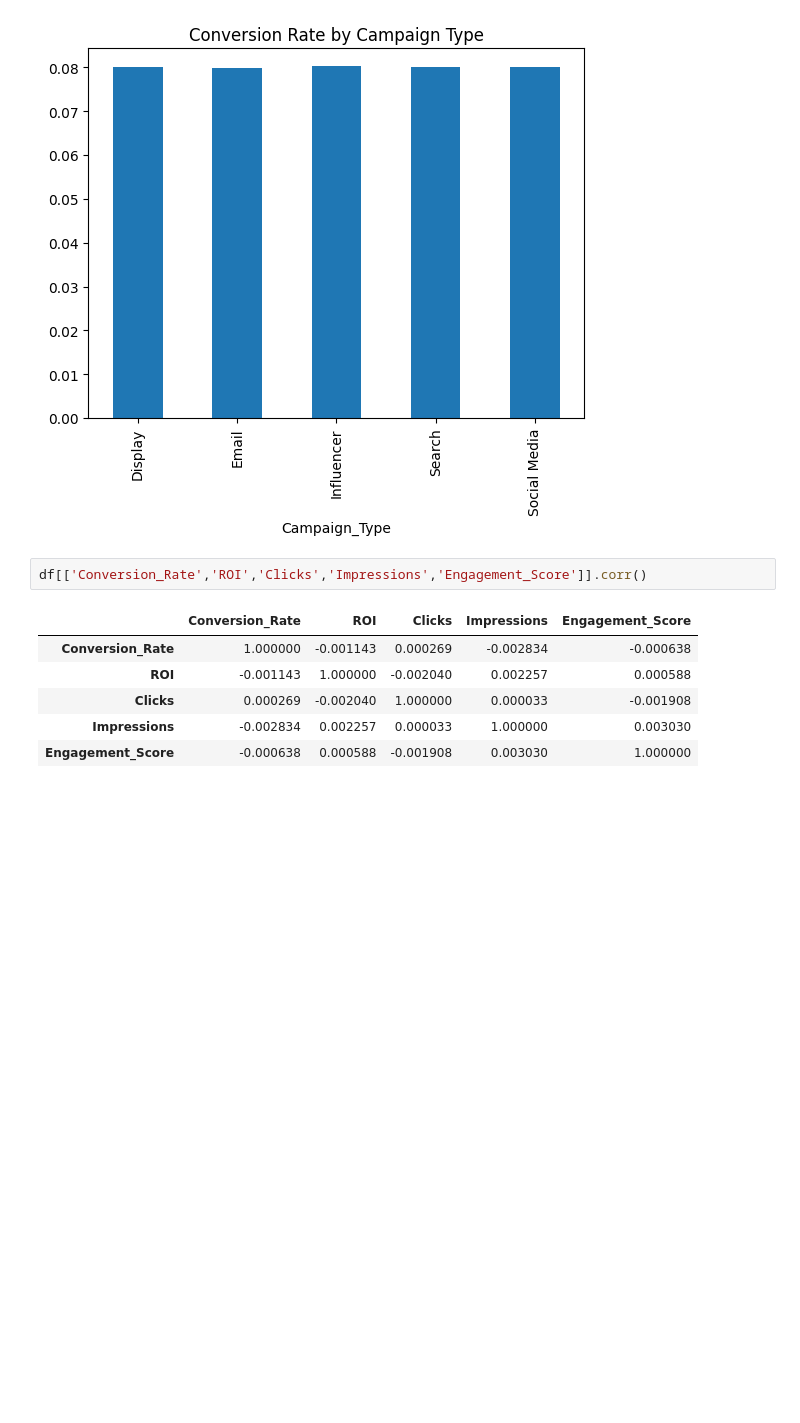
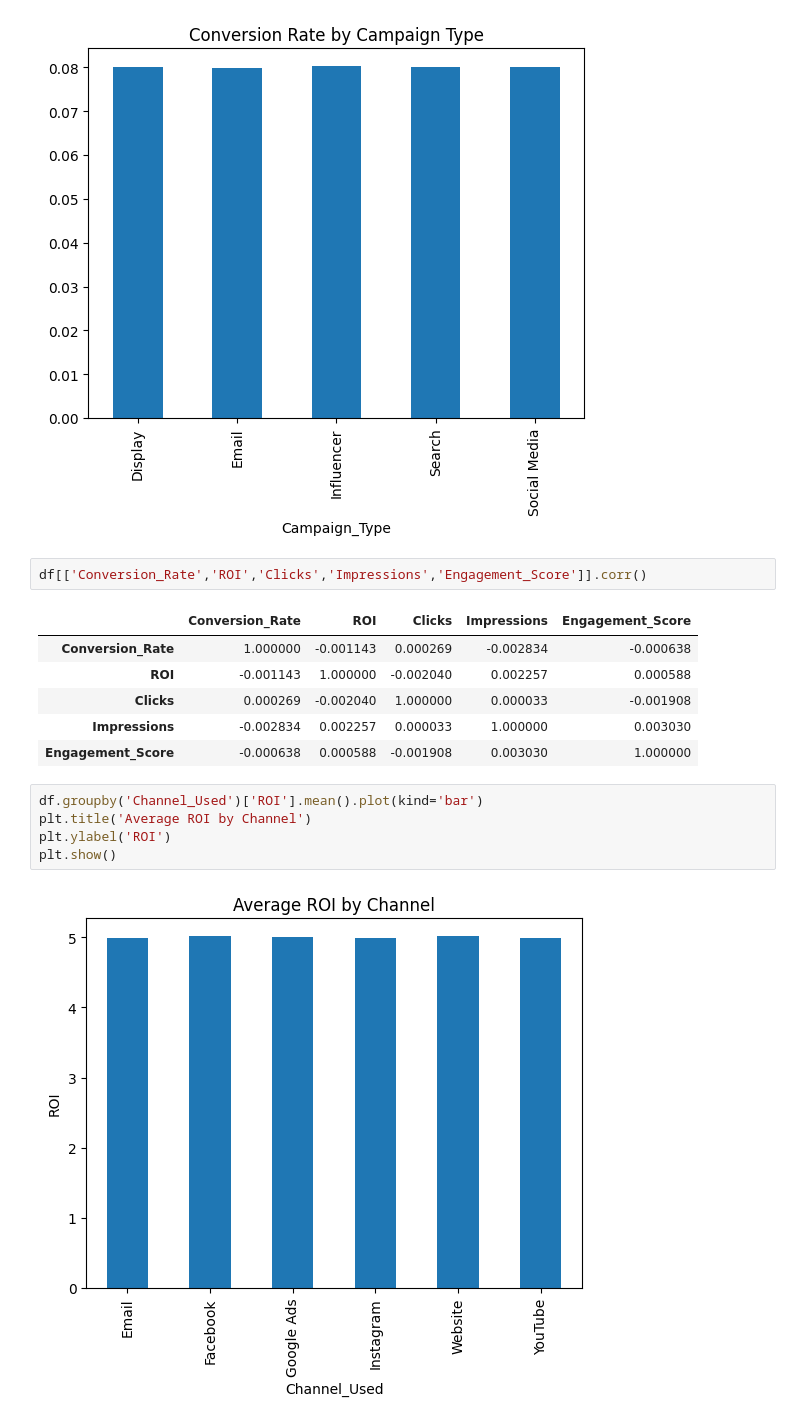
Before and after one commit to ap073/data_analytics_project1, a Jupyter notebook: notebooks/01_EDA.ipynb, the cells around one changed output. Saved outputs shown, nothing was run; the diff lists cells and outputs as text; blank space fills up the shorter version.

```diff
--- a/notebooks/01_EDA.ipynb
+++ b/notebooks/01_EDA.ipynb
@@ -148,3 +200,10 @@ df[['Conversion_Rate','ROI','Clicks','Impressions','Engagement_Score']].corr()
 | Clicks | 0.000269 | -0.002040 | 1.000000 | 0.000033 | -0.001908 |
 | Impressions | -0.002834 | 0.002257 | 0.000033 | 1.000000 | 0.003030 |
 | Engagement_Score | -0.000638 | 0.000588 | -0.001908 | 0.003030 | 1.000000 |
+# %%
+df.groupby('Channel_Used')['ROI'].mean().plot(kind='bar')
+plt.title('Average ROI by Channel')
+plt.ylabel('ROI')
+plt.show()
+# %% [output]
+[figure, added]
```
Also changed, not shown: parts of 6 cells of this notebook.
